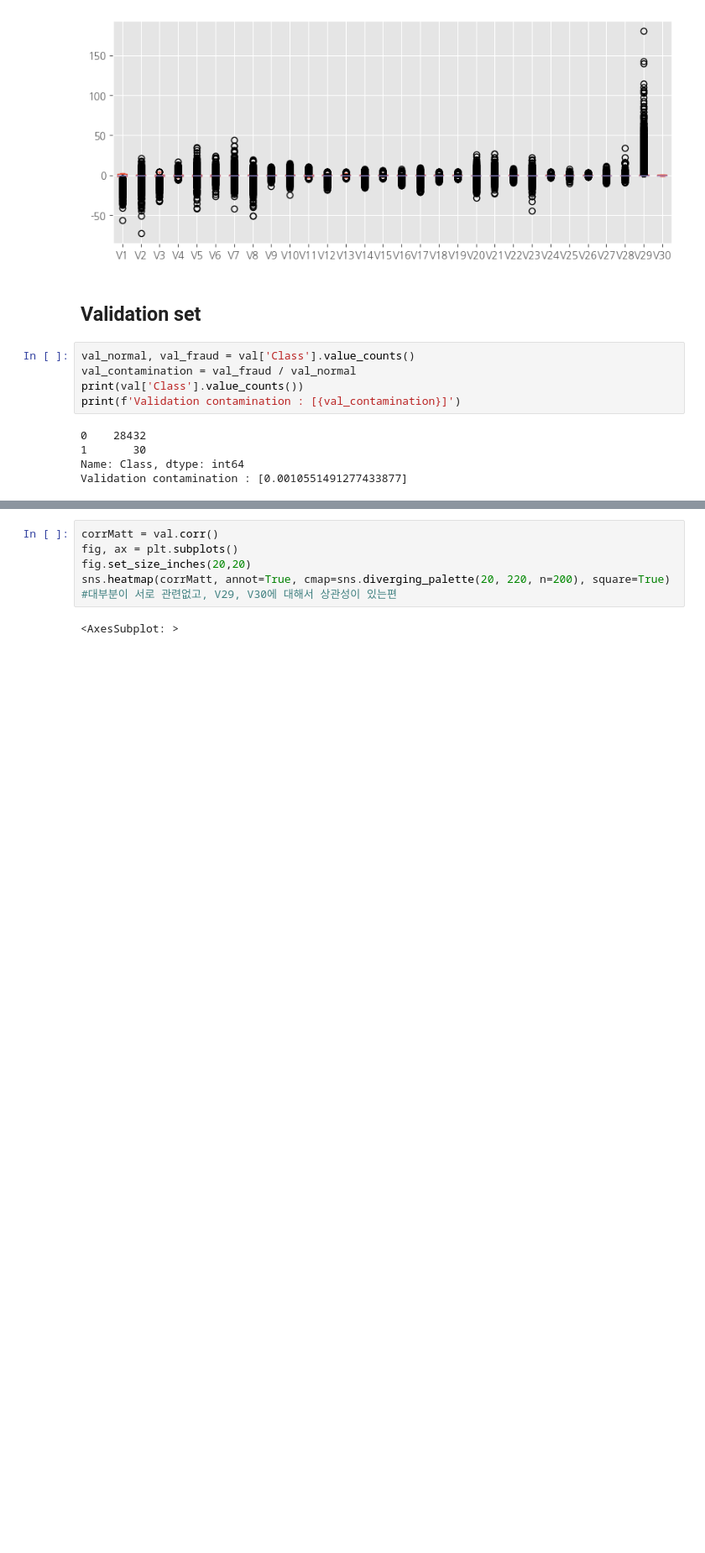
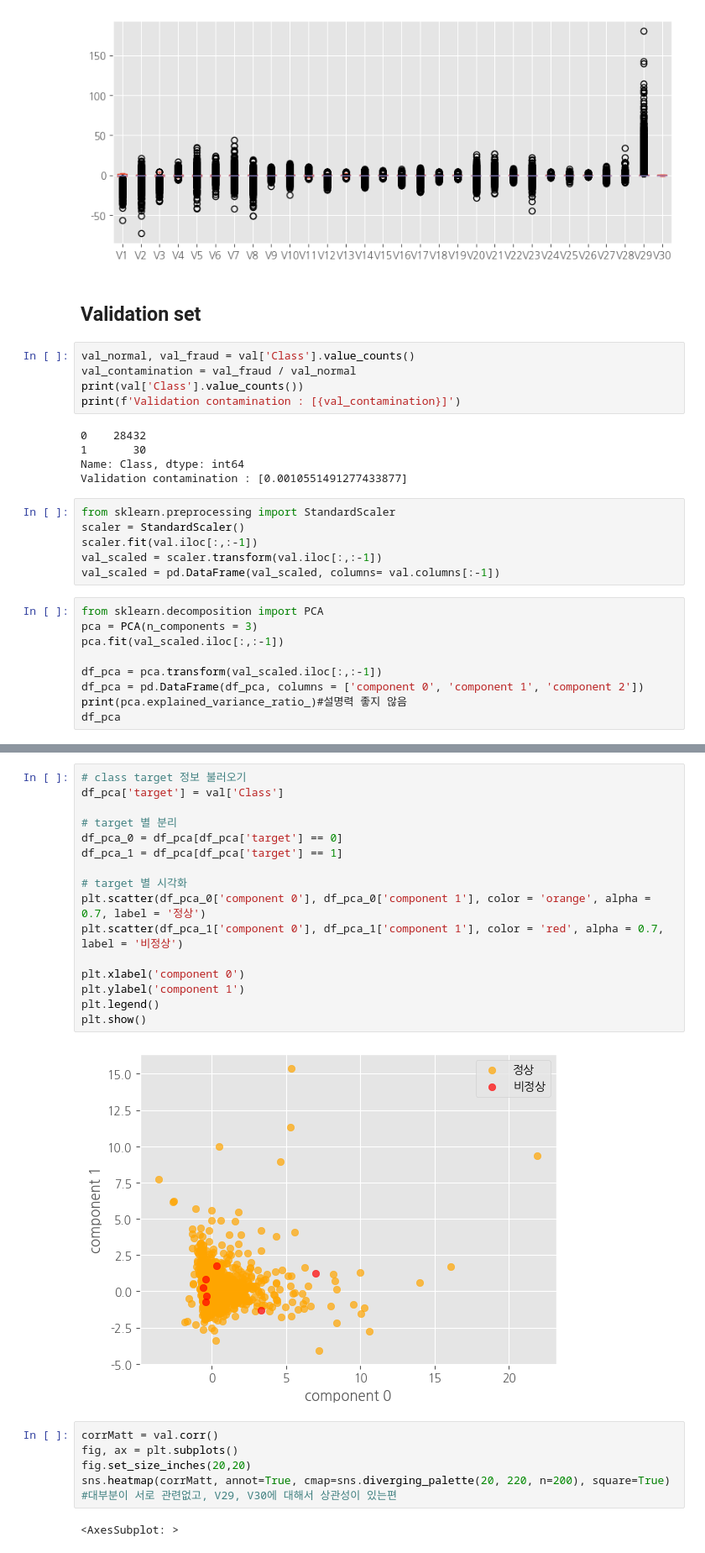
Before and after one commit to jiyoonmik/DACON_practice, a Jupyter notebook: card/card_code_yoon.ipynb, the cells around one changed output, grey strips where cells are left out. Shown at 84% size. Cells and saved outputs as stored; diff of their text form; blank space fills up the shorter version.

```diff
--- a/card/card_code_yoon.ipynb
+++ b/card/card_code_yoon.ipynb
@@ -64,3 +79,18 @@ print(f'Validation contamination : [{val_contamination}]')
 1       30
 Name: Class, dtype: int64
 Validation contamination : [0.0010551491277433877]
+# %%
+from sklearn.preprocessing import StandardScaler
+scaler = StandardScaler()
+scaler.fit(val.iloc[:,:-1])
+val_scaled = scaler.transform(val.iloc[:,:-1])
+val_scaled = pd.DataFrame(val_scaled, columns= val.columns[:-1])
+# %%
+from sklearn.decomposition import PCA
+pca = PCA(n_components = 3)
+pca.fit(val_scaled.iloc[:,:-1])
+
+df_pca = pca.transform(val_scaled.iloc[:,:-1])
+df_pca = pd.DataFrame(df_pca, columns = ['component 0', 'component 1', 'component 2'])
+print(pca.explained_variance_ratio_)#설명력 좋지 않음
+df_pca
@@ -67,3 +112,21 @@ Validation contamination : [0.0010551491277433877]
+# %%
+# class target 정보 불러오기
+df_pca['target'] = val['Class']
+
+# target 별 분리
+df_pca_0 = df_pca[df_pca['target'] == 0]
+df_pca_1 = df_pca[df_pca['target'] == 1]
+
+# target 별 시각화
+plt.scatter(df_pca_0['component 0'], df_pca_0['component 1'], color = 'orange', alpha = 0.7, label = '정상')
+plt.scatter(df_pca_1['component 0'], df_pca_1['component 1'], color = 'red', alpha = 0.7, label = '비정상')
+
+plt.xlabel('component 0')
+plt.ylabel('component 1')
+plt.legend()
+plt.show()
+# %% [output]
+[figure, added]
 # %%
 corrMatt = val.corr()
 fig, ax = plt.subplots()
```
Also changed, not shown: parts of 42 cells of this notebook.
